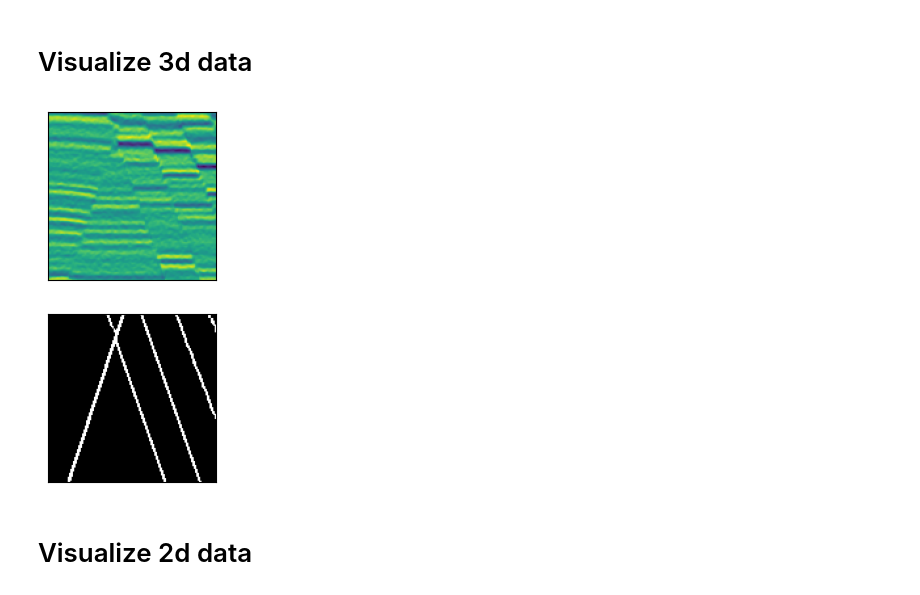
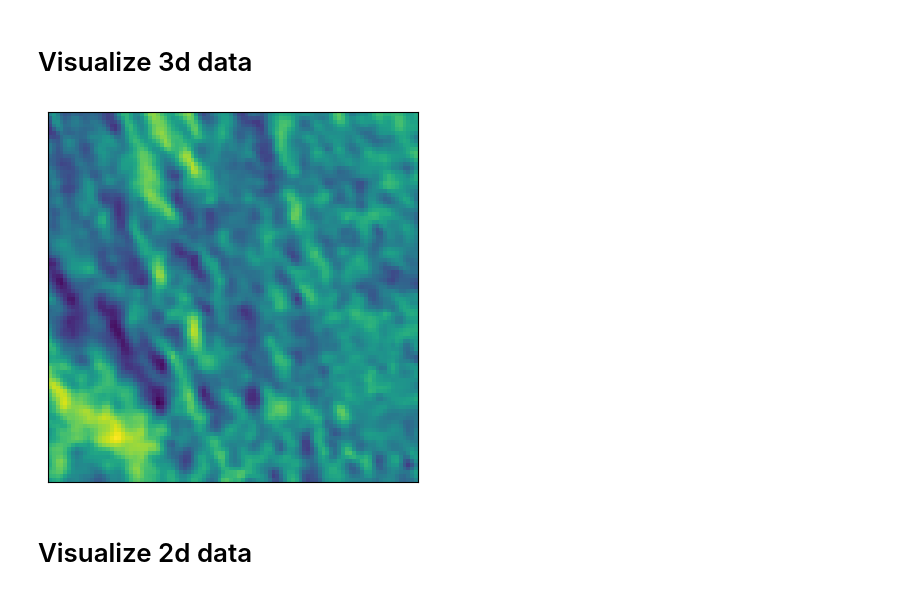
Before and after one commit to Kinlyran/Fault_Recong_zzr, a Jupyter notebook: data_explore.ipynb, the cells around one changed output. Drawn from its saved outputs; the diff is of its cells as text; code cells hidden in the pictures.

```diff
--- a/data_explore.ipynb
+++ b/data_explore.ipynb
@@ -9,23 +9,23 @@ import os
 # %% [markdown]
 # Visualize 3d data
 # %%
-ids = 2
-slice_id = 101
-with h5py.File(f'/home/zhangzr/FaultRecongnition/Fault_data/hdf5/val/{ids}.h5', 'r') as f:
+ids = 100
+slice_id = 50
+with h5py.File(f'/home/zhangzr/FaultRecongnition/Fault_data/real_data/crop/{ids}.h5', 'r') as f:
     seis = f['raw'][:]
-    gt = f['label'][:][0,:,:,:]
+    # gt = f['label'][:][0,:,:,:]
 
-plt.subplot(2,1,1)
-fig = plt.imshow(seis[:,slice_id,:])
+# plt.subplot(2,1,1)
+fig = plt.imshow(seis[:,:,slice_id])
 fig.axes.xaxis.set_visible(False)
 fig.axes.yaxis.set_visible(False)
-plt.subplot(2,1,2)
-fig = plt.imshow(1-gt[:,slice_id,:], cmap='binary')
-fig.axes.xaxis.set_visible(False)
-fig.axes.yaxis.set_visible(False)
+# plt.subplot(2,1,2)
+# fig = plt.imshow(1-gt[:,:,slice_id], cmap='binary')
+# fig.axes.xaxis.set_visible(False)
+# fig.axes.yaxis.set_visible(False)
 plt.show()
 # %% [output]
-[figure, old version]
+[figure, new version]
 # %% [markdown]
 # Visualize 2d data
 # %%
```
Also changed, not shown: 4 other files.
